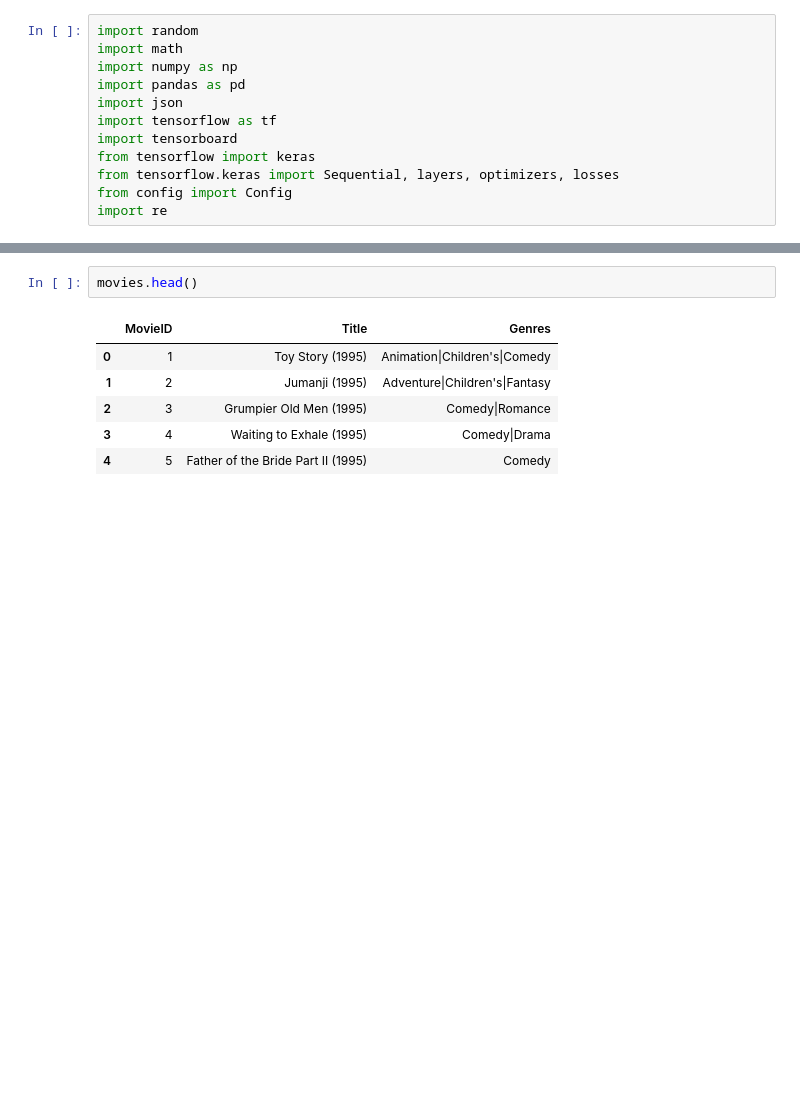
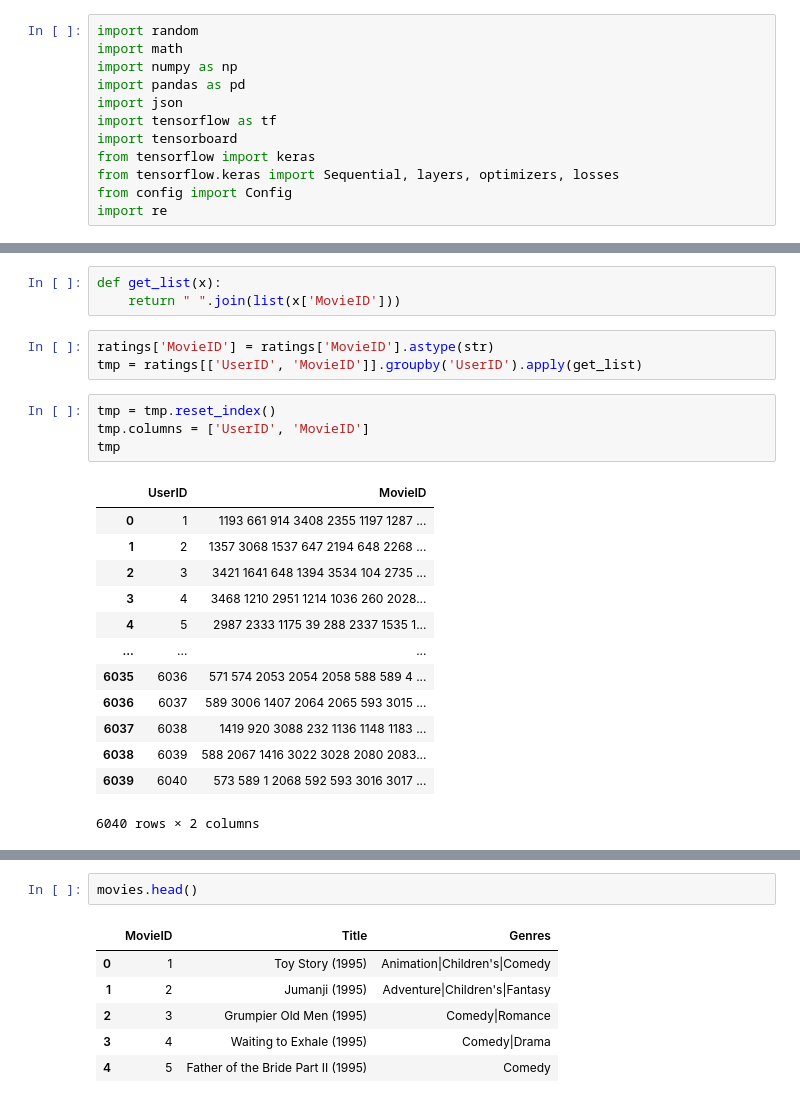
Before and after one commit to leo6033/Graduation-Project, a Jupyter notebook: Untitled.ipynb, the cells around one changed output, grey strips where cells are left out. Cells and saved outputs as stored; diff of their text form; blank space fills up the shorter version.

```diff
--- a/Untitled.ipynb
+++ b/Untitled.ipynb
@@ -20,0 +52,24 @@ ratings = pd.read_csv(f'{path}ratings.dat', sep="::", names=ratings_col)
+# %%
+def get_list(x):
+    return " ".join(list(x['MovieID']))
+# %%
+ratings['MovieID'] = ratings['MovieID'].astype(str)
+tmp = ratings[['UserID', 'MovieID']].groupby('UserID').apply(get_list)
+# %%
+tmp = tmp.reset_index()
+tmp.columns = ['UserID', 'MovieID']
+tmp
+# %% [output]
+|  | UserID | MovieID |
+| 0 | 1 | 1193 661 914 3408 2355 1197 1287 ... |
+| 1 | 2 | 1357 3068 1537 647 2194 648 2268 ... |
+| 2 | 3 | 3421 1641 648 1394 3534 104 2735 ... |
+| 3 | 4 | 3468 1210 2951 1214 1036 260 2028... |
+| 4 | 5 | 2987 2333 1175 39 288 2337 1535 1... |
+| ... | ... | ... |
+| 6035 | 6036 | 571 574 2053 2054 2058 588 589 4 ... |
+| 6036 | 6037 | 589 3006 1407 2064 2065 593 3015 ... |
+| 6037 | 6038 | 1419 920 3088 232 1136 1148 1183 ... |
+| 6038 | 6039 | 588 2067 1416 3022 3028 2080 2083... |
+| 6039 | 6040 | 573 589 1 2068 592 593 3016 3017 ... |
+6040 rows × 2 columns
```
Also changed, not shown: parts of 5 cells of this notebook, 1 other file.
